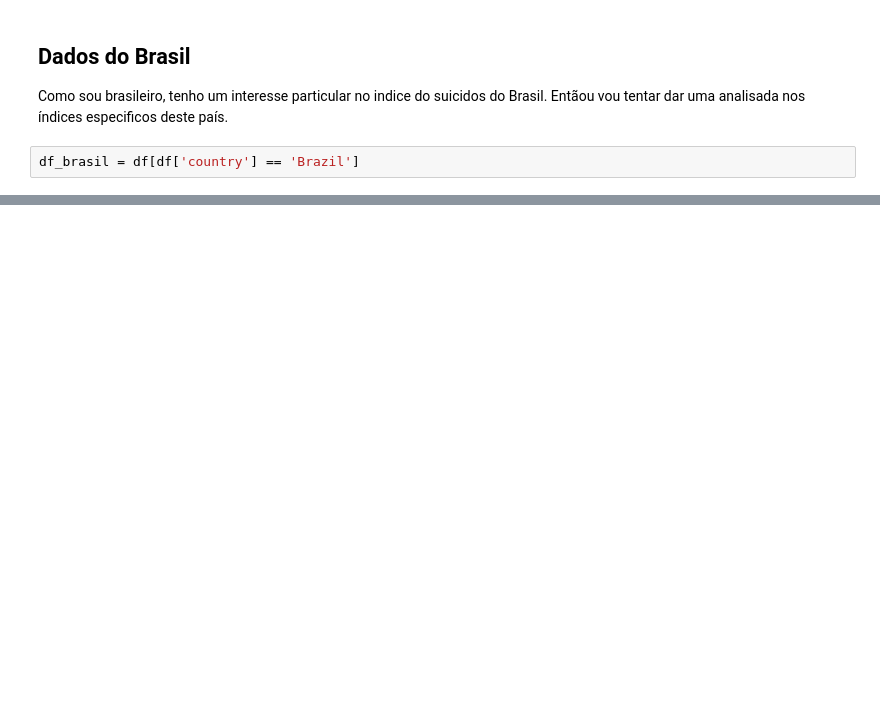
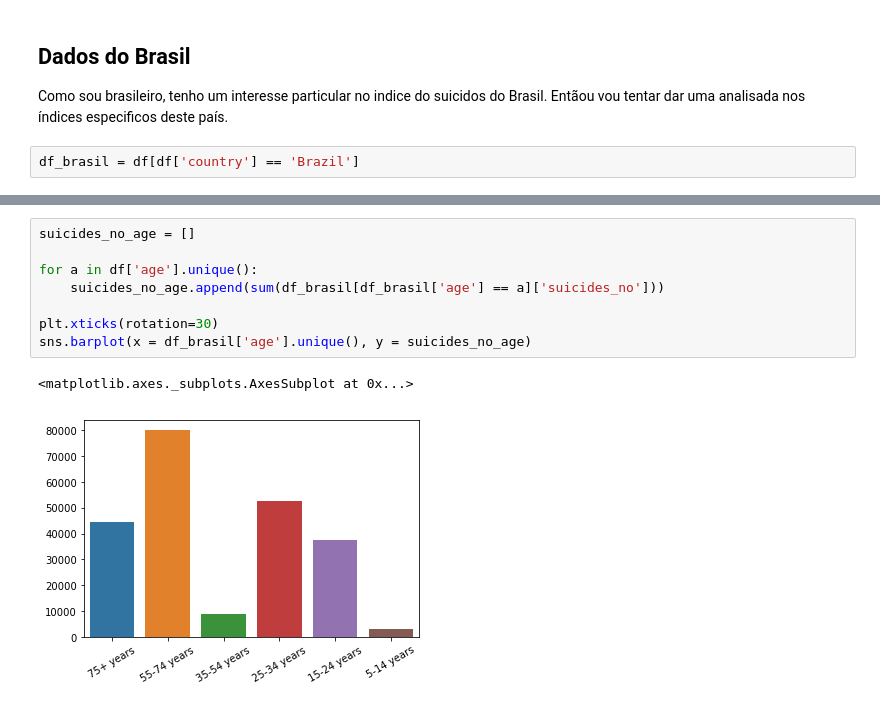
Before and after one commit to lmeazzini/Suicidal-analysis, a Jupyter notebook: Análise dos suicidios - Português.ipynb, the cells around one changed output, grey strips where cells are left out. Drawn from its saved outputs; the diff is of its cells as text; blank space fills up the shorter version.

```diff
--- a/Análise dos suicidios - Português.ipynb
+++ b/Análise dos suicidios - Português.ipynb
@@ -308,0 +386,11 @@ See the caveats in the documentation: http://pandas.pydata.org/pandas-docs/stabl
+# %%
+suicides_no_age = []
+
+for a in df['age'].unique():
+    suicides_no_age.append(sum(df_brasil[df_brasil['age'] == a]['suicides_no']))
+
+plt.xticks(rotation=30)
+sns.barplot(x = df_brasil['age'].unique(), y = suicides_no_age)
+# %% [output]
+<matplotlib.axes._subplots.AxesSubplot at 0x...>
+[figure, added]
```
Also changed, not shown: parts of 22 cells of this notebook.
